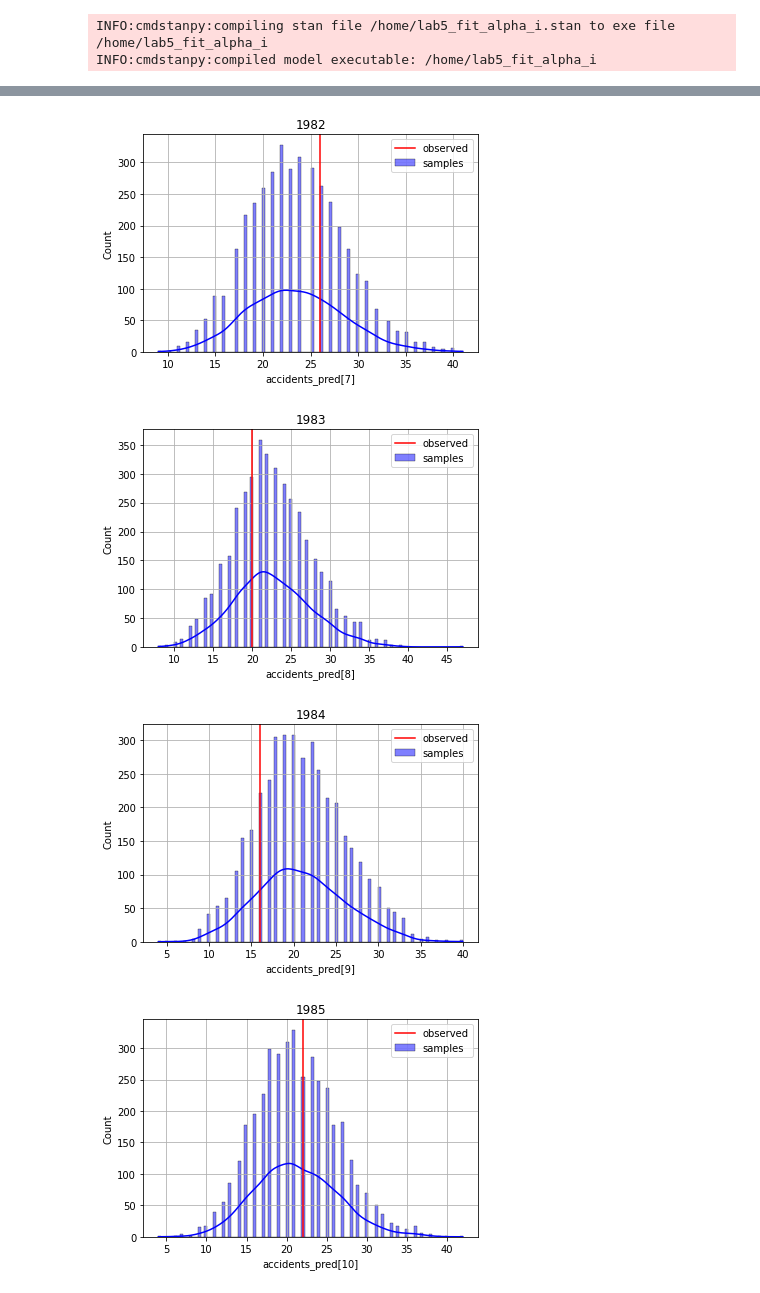
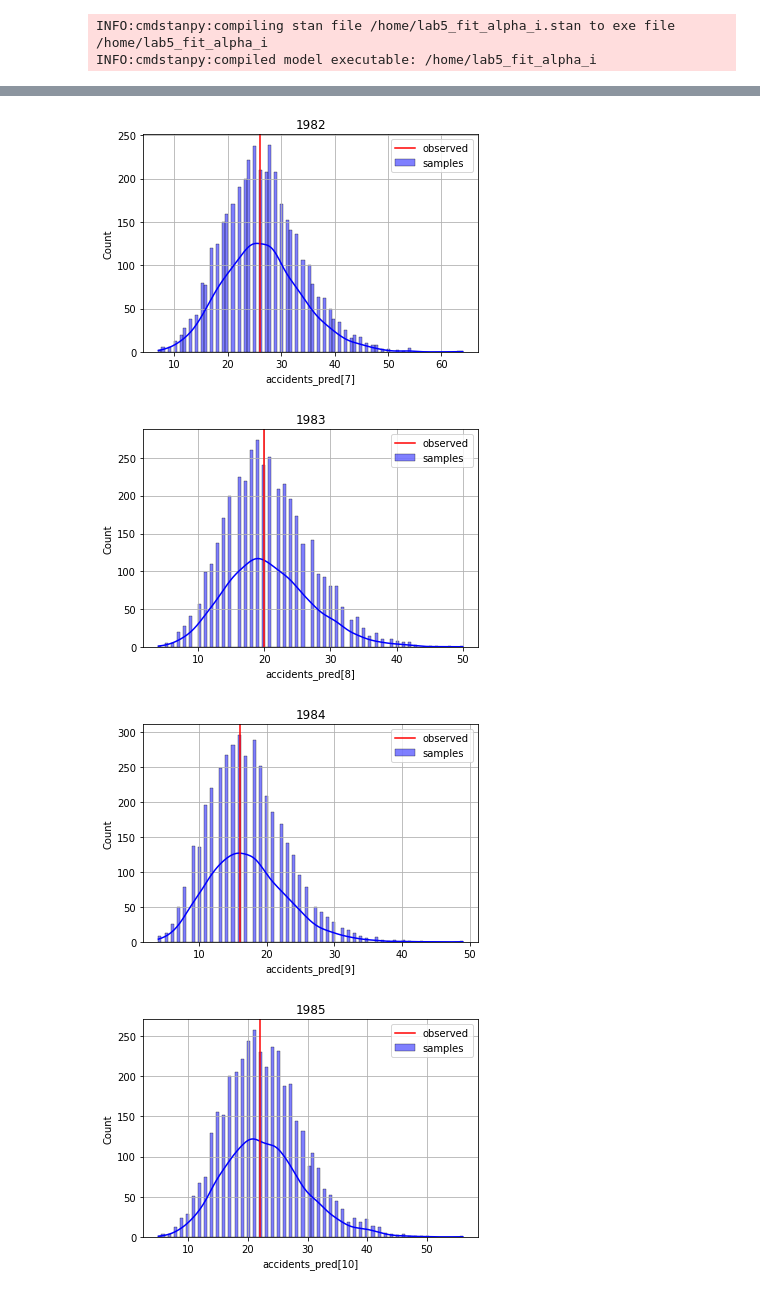
Before and after one commit to andrzejjnk/DataAnalytics2024, a Jupyter notebook: lab5.ipynb, the cells around one changed output, grey strips where cells are left out. Drawn from its saved outputs; the diff is of its cells as text; code cells hidden in the pictures.

```diff
--- a/lab5.ipynb
+++ b/lab5.ipynb
@@ -33,3 +33,7 @@ data.describe()
 | 50% | 1980.50000 | 23.000000 | 759.000000 | 5845.500000 |
 | 75% | 1982.75000 | 25.750000 | 812.750000 | 6175.500000 |
 | max | 1985.00000 | 31.000000 | 1066.000000 | 7433.000000 |
+# %%
+# to decrease the exponent
+data['Miles flown [100 mln miles]'] /= 1000
+data.head()
@@ -264,6 +278,6 @@ fit_alpha.head()
 5 rows × 38 columns
 # %%
-accidents_pred = fit.loc[:, 'accidents_pred[1]':'accidents_pred[10]']
+accidents_pred = fit_alpha.loc[:, 'accidents_pred[1]':'accidents_pred[10]']
 years = data['Year']
 observed_fatal_accidents = data['Fatal accidents']
 for i in range(len(data)):
@@ -283,4 +297,4 @@ for i in range(len(data)):
-[figure, old version]
+[figure, new version]
-[figure, old version]
+[figure, new version]
-[figure, old version]
+[figure, new version]
-[figure, old version]
+[figure, new version]
```
Also changed, not shown: parts of 13 cells of this notebook.
